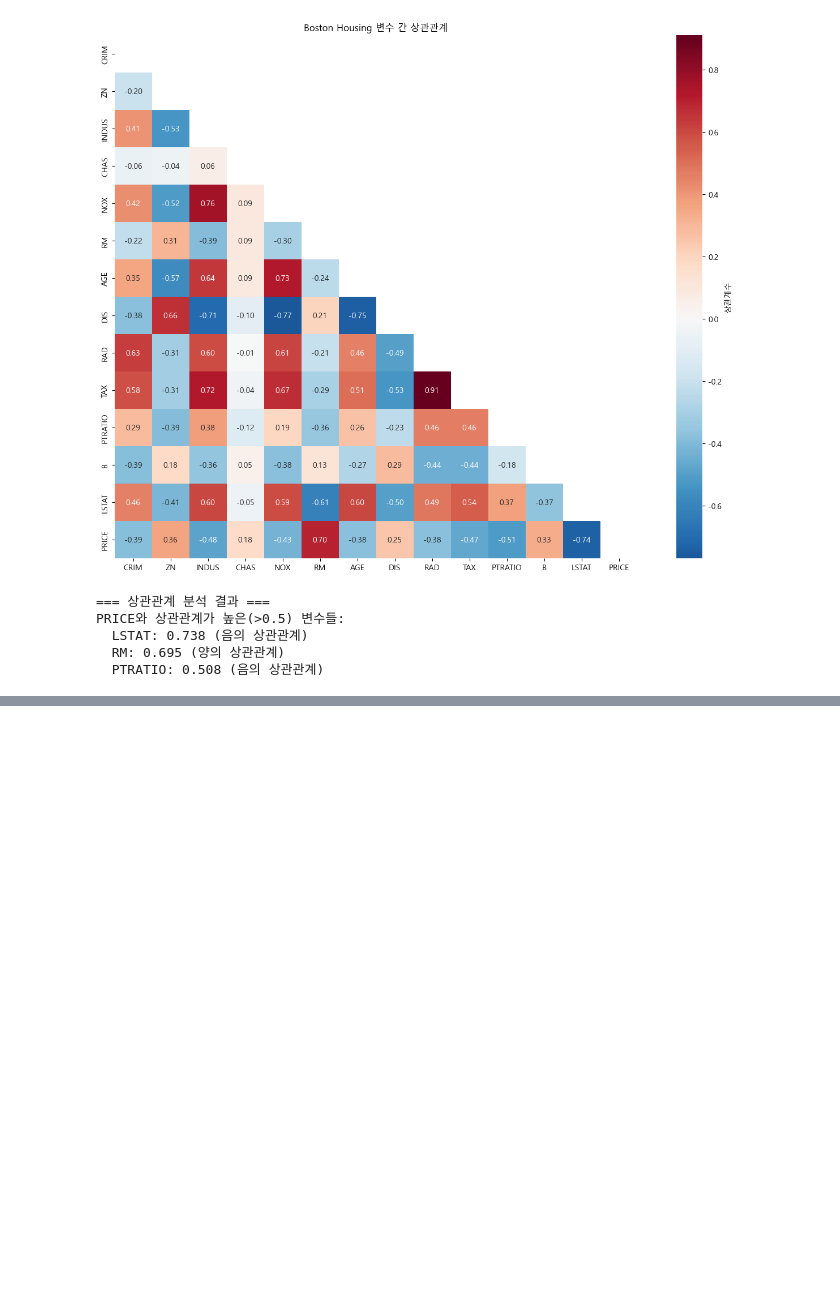
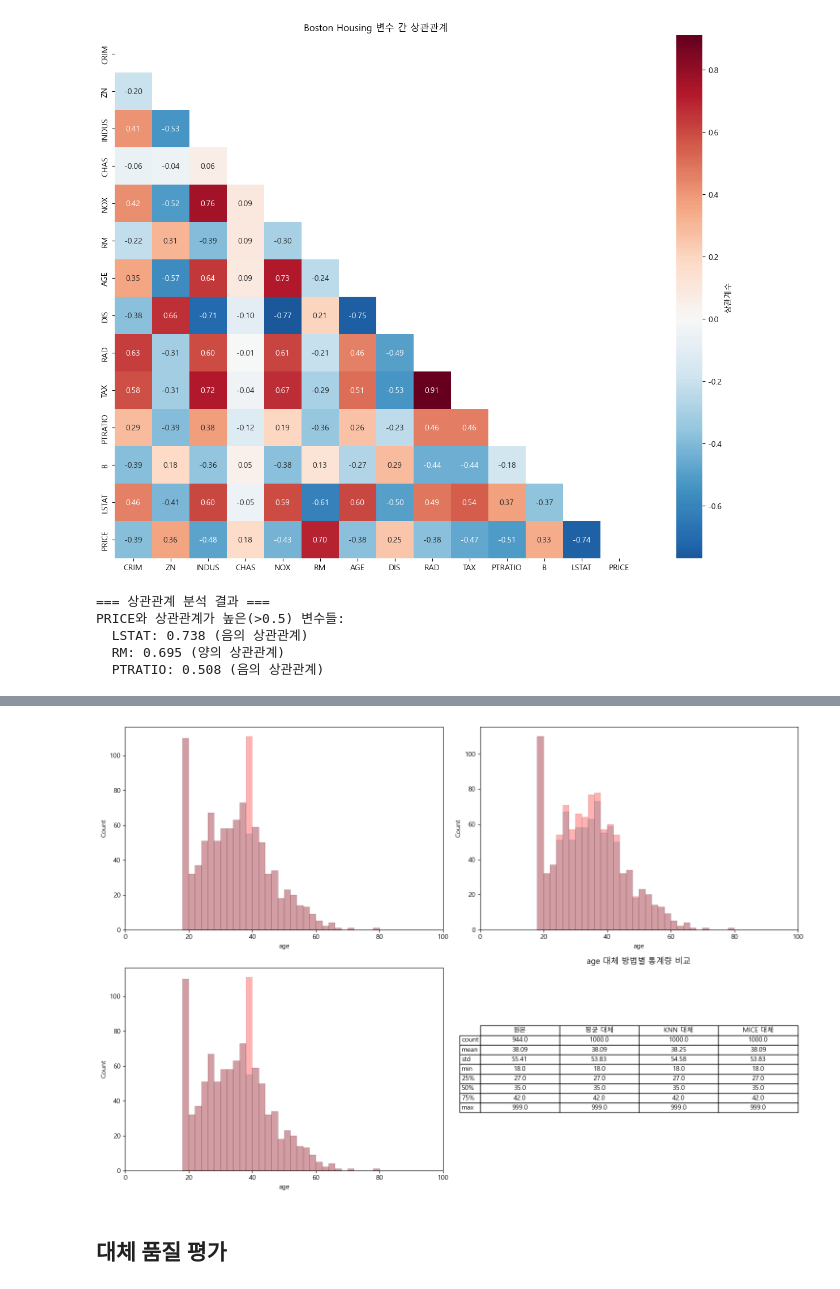
Before and after one commit to ming2tofu33/TIL, a Jupyter notebook: DataAnalysis/05-eda.ipynb, the cells around one changed output, grey strips where cells are left out. Drawn from its saved outputs; the diff is of its cells as text; code cells hidden in the pictures; blank space fills up the shorter version.

```diff
--- a/DataAnalysis/05-eda.ipynb
+++ b/DataAnalysis/05-eda.ipynb
@@ -316,0 +733,50 @@ PRICE와 상관관계가 높은(>0.5) 변수들:
+# %%
+# 대체 결과 비교 시각화
+fig, axes = plt.subplots(2, 2, figsize=(15, 10))
+a1, a2, a3, a4 = axes[0, 0], axes[0, 1], axes[1, 0], axes[1, 1]
+
+# age 변수 대체 결과
+variable = 'age'
+
+if df_numeric[variable].isnull().sum() > 0:
+    # 원본-평균 대체
+    x_min, x_max = 0, 100
+    sns.histplot(df_numeric[variable], binwidth=2, kde=False, ax=a1, label='원본', color='lightblue')
+    sns.histplot(df_mean[variable], binwidth=2, kde=False, ax=a1, label='평균대체', color='red', alpha=0.3)
+    a1.set_xlim(x_min, x_max)
+
+    # 원본-KNN 대체
+    sns.histplot(df_numeric[variable], binwidth=2, kde=False, ax=a2, label='원본', color='lightblue')
+    sns.histplot(df_knn[variable], binwidth=2, kde=False, ax=a2, label='KNN', color='red', alpha=0.3)
+    a2.set_xlim(x_min, x_max)
+
+    # 원본-MICE 대체
+    sns.histplot(df_numeric[variable], binwidth=2, kde=False, ax=a3, label='원본', color='lightblue')
+    sns.histplot(df_mice[variable], binwidth=2, kde=False, ax=a3, label='MICE', color='red', alpha=0.3)
+    a3.set_xlim(x_min, x_max)
+
+# 대체 전후 통계량 비교
+comparison_stats = pd.DataFrame({
+    '원본': df_numeric[variable].describe(),
+    '평균 대체': df_mean[variable].describe(),
+    'KNN 대체': df_knn[variable].describe(),
+    'MICE 대체': df_mice[variable].describe(),
+}).round(2)
+
+# 텍스트로 통계 비교 표시
+a4.axis('off')
+a4.table(
+    cellText=comparison_stats.values,
+    rowLabels=comparison_stats.index,
+    colLabels=comparison_stats.columns,
+    cellLoc='center',
+    loc='center'
+)
+a4.set_title(f'{variable} 대체 방법별 통계량 비교')
+
+plt.tight_layout()
+plt.show()
+# %% [output]
+[figure, added]
+# %% [markdown]
+## 대체 품질 평가
```
Also changed, not shown: parts of 8 cells of this notebook, 2 other files.
